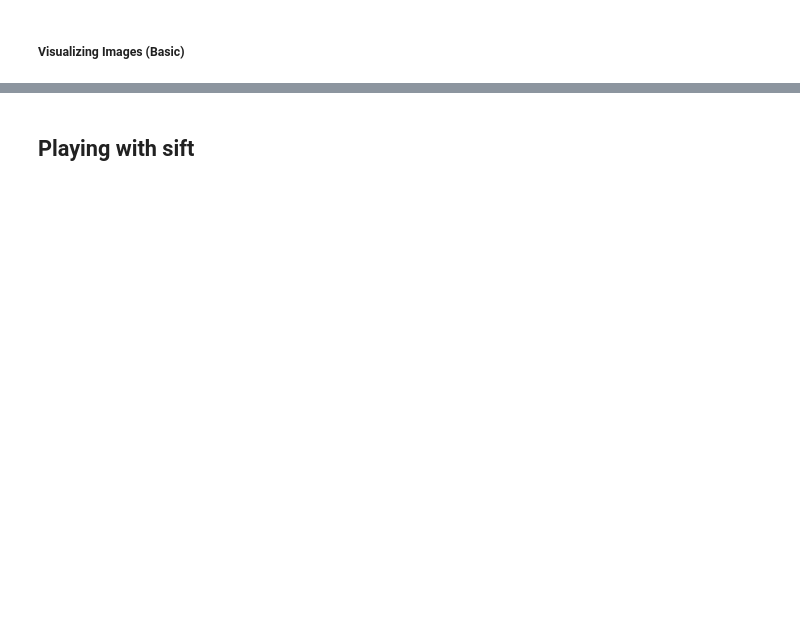
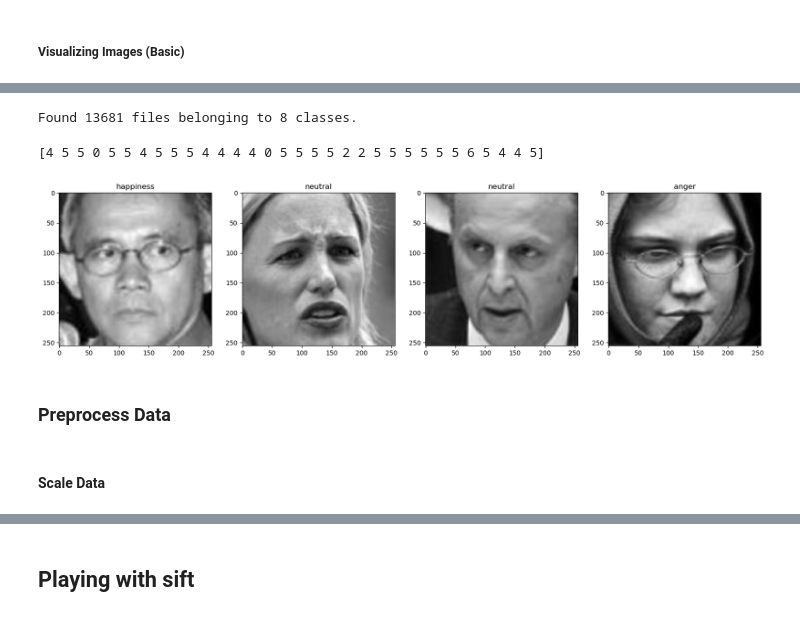
Before and after one commit to brandonkeung/Emotion-Recognition, a Jupyter notebook: cnn-emotion detection.ipynb, the cells around one changed output, grey strips where cells are left out. Drawn from its saved outputs; the diff is of its cells as text; code cells hidden in the pictures; blank space fills up the shorter version.

```diff
--- a/cnn-emotion detection.ipynb
+++ b/cnn-emotion detection.ipynb
@@ -131,0 +208,32 @@ AttributeError: 'NoneType' object has no attribute 'shape'
+# %%
+all_image_files = [file for file in os.listdir(image_directory) if file.lower().endswith(('.png', '.jpg', '.jpeg'))]
+labels = list()
+label_num = {'anger': 0,
+             'contempt': 1,
+             'disgust': 2,
+             'fear': 3,
+             'happiness': 4,
+             'neutral': 5,
+             'sadness': 6,
+             'surprise': 7}
+label_list = ['anger','contempt','disgust','fear','happiness','neutral','sadness','surprise']
+
+for i in all_image_files:
+    emotion_label = facial_df.loc[facial_df['image'] == i, 'emotion'].values[0]
+    labels.append(label_num[emotion_label])
+# %%
+#Create an image dataset with labels
+img_data = tf.keras.utils.image_dataset_from_directory(   # creates data pipeline
+    directory=image_directory,
+    labels=labels,
+    color_mode='grayscale',
+    seed=1234)
+# %% [output]
+Found 13681 files belonging to 8 classes.
+# %%
+data_iterator = img_data.as_numpy_iterator()
+# %%
+batch = data_iterator.next() # len(batch) = 2 [images, labels]
+print(batch[1])
+# %% [output]
+[4 5 5 0 5 5 4 5 5 5 4 4 4 4 0 5 5 5 5 2 2 5 5 5 5 5 5 6 5 4 4 5]
@@ -131,0 +242,11 @@ AttributeError: 'NoneType' object has no attribute 'shape'
+# %%
+fig, ax = plt.subplots(ncols=4, figsize=(20,20))
+for idx, img in enumerate(batch[0][:4]):
+    ax[idx].imshow(img.astype(int), cmap="gray")
+    ax[idx].title.set_text(label_list[batch[1][idx]])
+# %% [output]
+[figure, added]
+# %% [markdown]
+### Preprocess Data
+# %% [markdown]
+#### Scale Data
```
Also changed, not shown: parts of 47 cells of this notebook.
